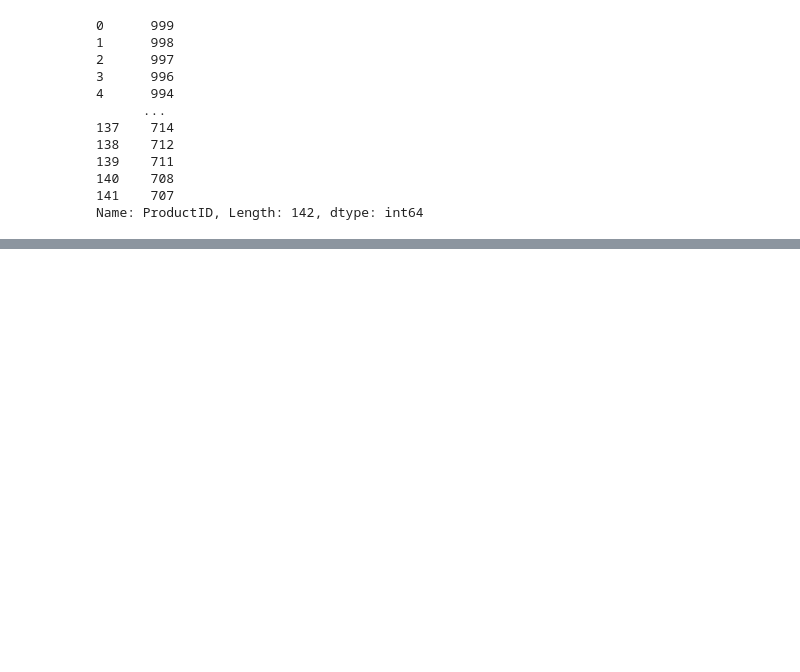
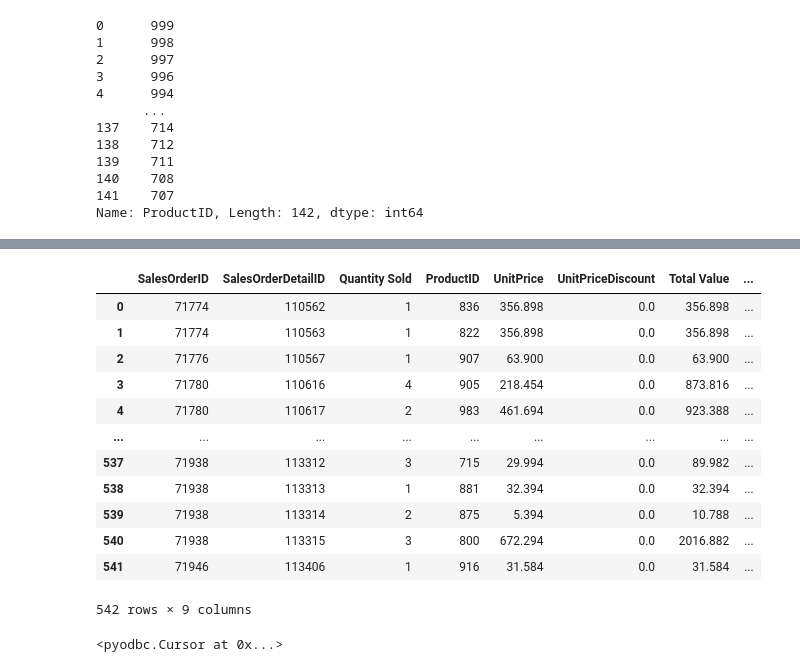
Before and after one commit to mesaketk/azure-data-engineer-train, a Jupyter notebook: Python/pandasdemo.ipynb, the cells around one changed output, grey strips where cells are left out. Cells and saved outputs as stored; diff of their text form; code cells hidden in the pictures; blank space fills up the shorter version.

```diff
--- a/Python/pandasdemo.ipynb
+++ b/Python/pandasdemo.ipynb
@@ -138,0 +166,18 @@ Name: ProductID, Length: 142, dtype: int64
+# %%
+new_prod = salesorderdetails.rename(columns={'OrderQty': 'Quantity Sold', 'LineTotal':'Total Value'}, inplace=False)
+# %%
+new_prod
+# %% [output]
+|  | SalesOrderID | SalesOrderDetailID | Quantity Sold | ProductID | UnitPrice | UnitPriceDiscount | Total Value | ... |
+| 0 | 71774 | 110562 | 1 | 836 | 356.898 | 0.0 | 356.898 | ... |
+| 1 | 71774 | 110563 | 1 | 822 | 356.898 | 0.0 | 356.898 | ... |
+| 2 | 71776 | 110567 | 1 | 907 | 63.900 | 0.0 | 63.900 | ... |
+| 3 | 71780 | 110616 | 4 | 905 | 218.454 | 0.0 | 873.816 | ... |
+| 4 | 71780 | 110617 | 2 | 983 | 461.694 | 0.0 | 923.388 | ... |
+| ... | ... | ... | ... | ... | ... | ... | ... | ... |
+| 537 | 71938 | 113312 | 3 | 715 | 29.994 | 0.0 | 89.982 | ... |
+| 538 | 71938 | 113313 | 1 | 881 | 32.394 | 0.0 | 32.394 | ... |
+| 539 | 71938 | 113314 | 2 | 875 | 5.394 | 0.0 | 10.788 | ... |
+| 540 | 71938 | 113315 | 3 | 800 | 672.294 | 0.0 | 2016.882 | ... |
+| 541 | 71946 | 113406 | 1 | 916 | 31.584 | 0.0 | 31.584 | ... |
+542 rows × 9 columns
@@ -138,0 +186,4 @@ Name: ProductID, Length: 142, dtype: int64
+# %%
+cur.execute('create table siva(name varchar(10))')
+# %% [output]
+<pyodbc.Cursor at 0x...>
```
Also changed, not shown: parts of 8 cells of this notebook, 4 other files.
